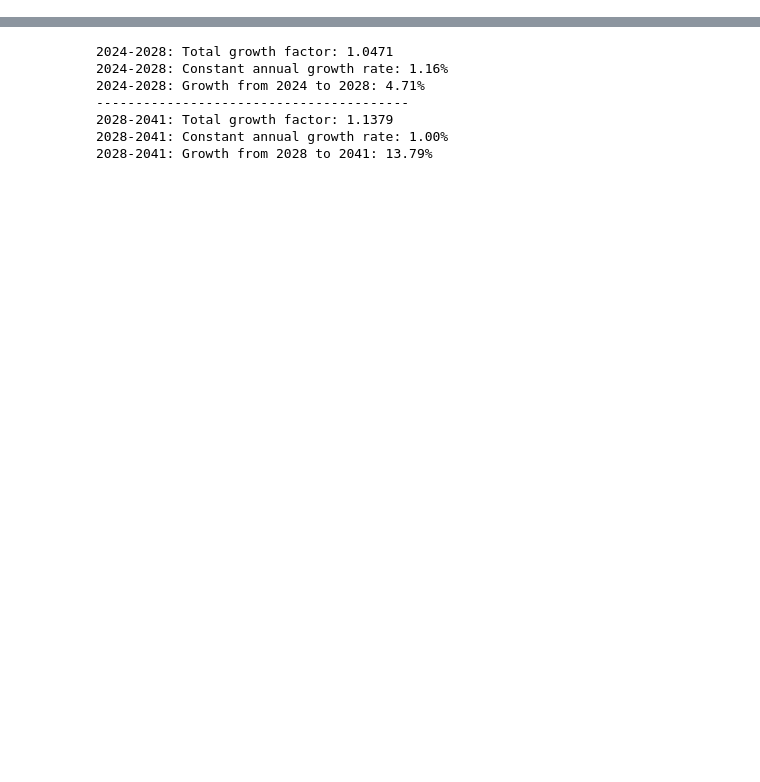
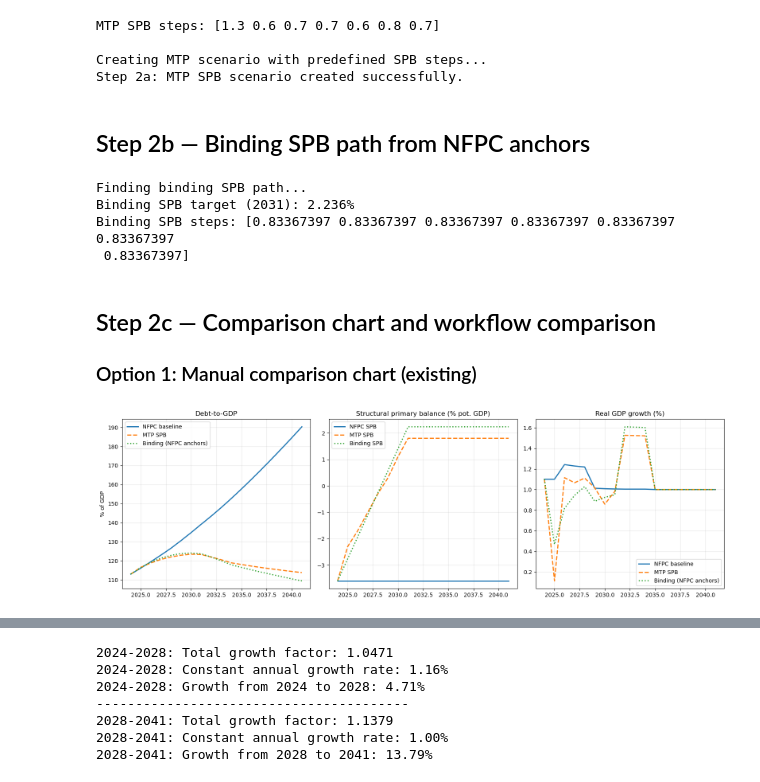
Before and after one commit to dezernatz/eu-fiscal-rules-country-analysis, a Jupyter notebook: FS-DSA_Final_FR.ipynb, the cells around one changed output, grey strips where cells are left out. Drawn from its saved outputs; the diff is of its cells as text; code cells hidden in the pictures; blank space fills up the shorter version.

```diff
--- a/FS-DSA_Final_FR.ipynb
+++ b/FS-DSA_Final_FR.ipynb
@@ -175,0 +123,80 @@ dtype: float64
+# %%
+## Step 2a — Apply MTP SPB (NFPC anchors) using new workflow function
+
+# Calculate SPB steps from the MTP target path
+spb_steps_mtp = np.zeros(ADJUSTMENT_PERIOD)
+for tt in range(NFPC.adjustment_start, NFPC.adjustment_end + 1):
+    yy = NFPC.start_year + tt
+    spb_steps_mtp[tt - NFPC.adjustment_start] = spb_target.loc[yy] - spb_target.loc[yy - 1]
+
+print(f"MTP SPB steps: {spb_steps_mtp}")
+
+# Use new workflow function to create MTP scenario
+print("\nCreating MTP scenario with predefined SPB steps...")
+scenario_mtp, spb_steps_used, binding_spb = scenario_workflow.create_mtp_scenario(
+    baseline_nfpc=NFPC,
+    spb_steps_mtp=spb_steps_mtp,
+    inplace=False
+)
+
+df_sce_mtp = scenario_mtp.df(all=True)
+print('Step 2a: MTP SPB scenario created successfully.')
+# %% [output]
+MTP SPB steps: [1.3 0.6 0.7 0.7 0.6 0.8 0.7]
+
+Creating MTP scenario with predefined SPB steps...
+Step 2a: MTP SPB scenario created successfully.
+# %% [markdown]
+## Step 2b — Binding SPB path from NFPC anchors
+# %%
+## Step 2b — Binding SPB path from NFPC anchors using new workflow function
+
+print("Finding binding SPB path...")
+binding_mtp, spb_steps_binding, binding_spb_target = scenario_workflow.create_mtp_scenario(
+    baseline_nfpc=NFPC,
+    use_find_binding=True,  # Use find_spb_binding method
+    edp=True,
+    debt_safeguard=True,
+    deficit_resilience=True,
+    inplace=False
+)
+
+df_binding_mtp = binding_mtp.df(all=True)
+print(f"Binding SPB target (2031): {binding_spb_target:.3f}%")
+print(f"Binding SPB steps: {spb_steps_binding}")
+# %% [output]
+Finding binding SPB path...
+Binding SPB target (2031): 2.236%
+Binding SPB steps: [0.83367397 0.83367397 0.83367397 0.83367397 0.83367397 0.83367397
+ 0.83367397]
+# %% [markdown]
+## Step 2c — Comparison chart and workflow comparison
+
+### Option 1: Manual comparison chart (existing)
+# %%
+fig, axes = plt.subplots(1, 3, figsize=(16, 5))
+
+# Debt paths
+ax = axes[0]
+ax.plot(years, NFPC.d[:len(years)], label='NFPC baseline', lw=2)
+ax.plot(years, scenario_mtp.d[:len(years)], '--', label='MTP SPB', lw=2)
+ax.plot(years, binding_mtp.d[:len(years)], ':', label='Binding (NFPC anchors)', lw=2)
+ax.set_title('Debt-to-GDP'); ax.set_ylabel('% of GDP'); ax.grid(True, alpha=0.3); ax.legend()
+
+# SPB
+ax = axes[1]
+ax.plot(years, np.full(len(years), -3.6), label='NFPC SPB', lw=2)
+ax.plot(years, spb_target.values, '--', label='MTP SPB', lw=2)
+ax.plot(years, binding_mtp.spb_bca[:len(years)], ':', label='Binding SPB', lw=2)
+ax.set_title('Structural primary balance (% pot. GDP)'); ax.grid(True, alpha=0.3); ax.legend()
+
+# Real growth
+ax = axes[2]
+ax.plot(years, NFPC.rg[:len(years)], label='NFPC baseline', lw=2)
+ax.plot(years, scenario_mtp.rg[:len(years)], '--', label='MTP SPB', lw=2)
+ax.plot(years, binding_mtp.rg[:len(years)], ':', label='Binding (NFPC anchors)', lw=2)
+ax.set_title('Real GDP growth (%)'); ax.grid(True, alpha=0.3); ax.legend()
+
+plt.tight_layout(); plt.show()
+# %% [output]
+[figure, added]
```
Also changed, not shown: parts of 37 cells of this notebook, 17 other files.
